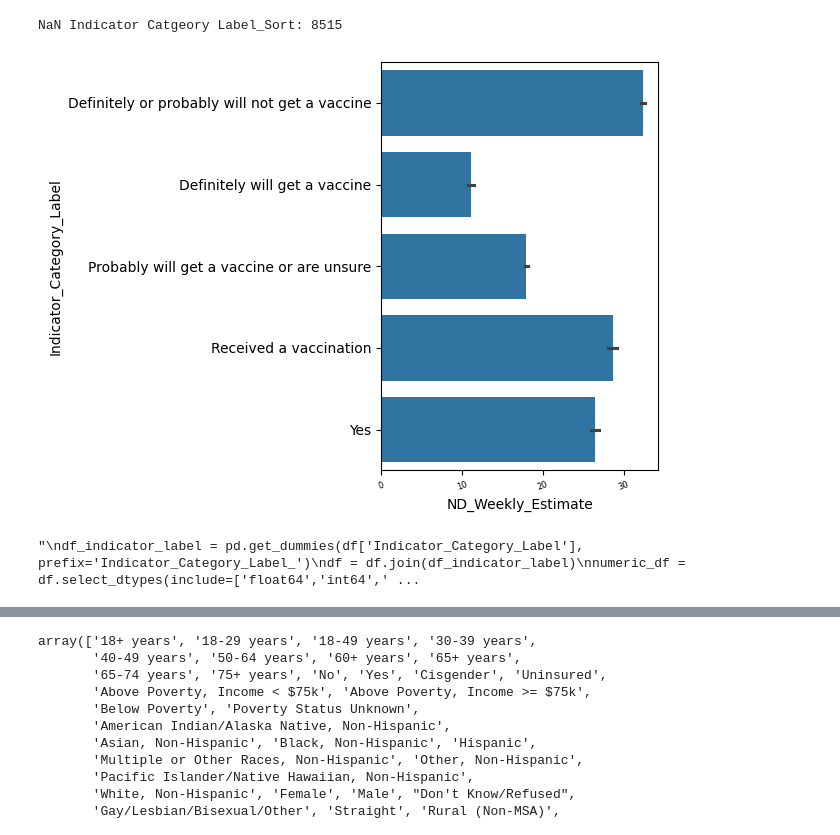
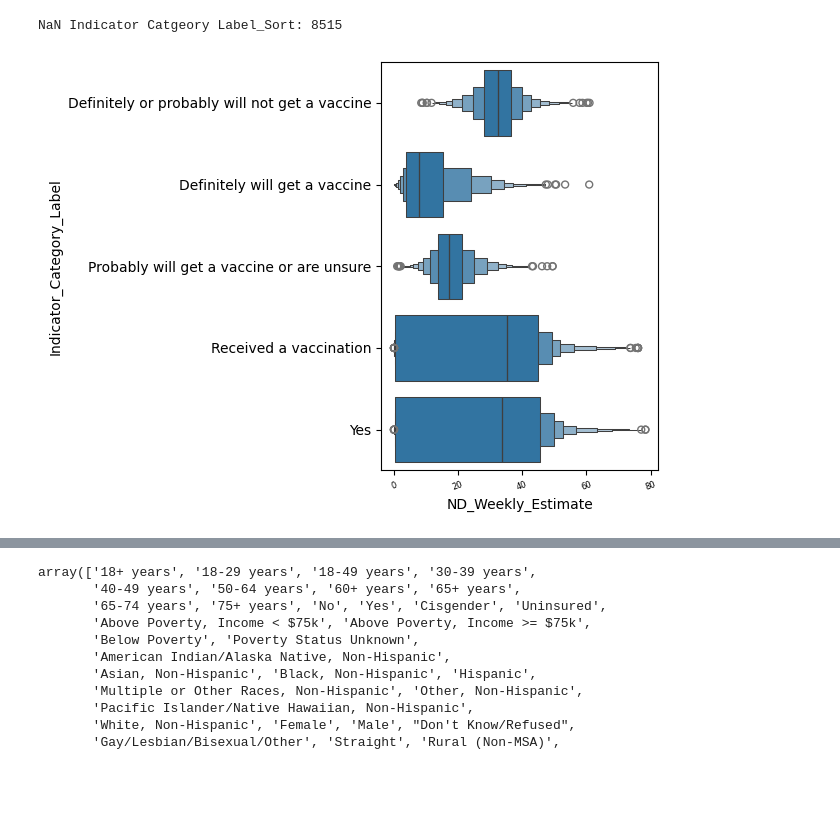
Before and after one commit to saba-sohail/Pfizer-Vaccination-Rates, a Jupyter notebook: test.ipynb, the cells around one changed output, grey strips where cells are left out. Saved outputs shown, nothing was run; the diff lists cells and outputs as text; code cells hidden in the pictures; blank space fills up the shorter version.

```diff
--- a/test.ipynb
+++ b/test.ipynb
@@ -17,3 +13,14 @@ df_adult = pd.read_csv('/Users/sabas/Downloads/AI Studio Fall 2024 (Pfizer)/Week
+# %%
+current_directory = os.getcwd()
+file_name_ped = 'Weekly_Cumulative_Influenza_Vaccination_Coverage__Children_6_months_through_17_years__United_States_20240826.csv'
+file_path_ped = os.path.join(current_directory, file_name_ped)
+
+df_ped = pd.read_csv(file_path_ped)
+# %%
+file_name_adult = 'Weekly_Cumulative_Influenza_Vaccination_Coverage__Adults_18_and_Older__United_States_20240826.csv'
+file_path_adult = os.path.join(current_directory, file_name_adult)
+
+df_adult = pd.read_csv(file_path_adult)
 # %%
 df_ped.columns.sort_values()
 df_adult.columns.sort_values()
@@ -150,21 +157,9 @@ NaN Indicator Catgeory Label_Sort: 8515
 # %%
 fig = plt.figure()
 ax = fig.add_subplot(111)
-sns.barplot(data=df, x='ND_Weekly_Estimate', y='Indicator_Category_Label', ax=ax)
+sns.boxenplot(data=df, x='ND_Weekly_Estimate', y='Indicator_Category_Label', ax=ax)
 plt.xticks(fontsize=6,rotation=20)
 plt.tight_layout()
 plt.show()
 # %% [output]
-[figure, old version]
+[figure, new version]
-# %%
-'''
-df_indicator_label = pd.get_dummies(df['Indicator_Category_Label'], prefix='Indicator_Category_Label_')
-df = df.join(df_indicator_label)
-numeric_df = df.select_dtypes(include=['float64','int64','bool'])
-corr_matrix = numeric_df.corr()
-corrs_1 = corr_matrix['ND_Weekly_Estimate']
-corrs_sorted_1 = corrs_1.sort_values(ascending=False)
-print(corrs_sorted_1)
-'''
-# %% [output]
-"\ndf_indicator_label = pd.get_dummies(df['Indicator_Category_Label'], prefix='Indicator_Category_Label_')\ndf = df.join(df_indicator_label)\nnumeric_df = df.select_dtypes(include=['float64','int64',' ...
```
Also changed, not shown: parts of 30 cells of this notebook, 1 other file.
